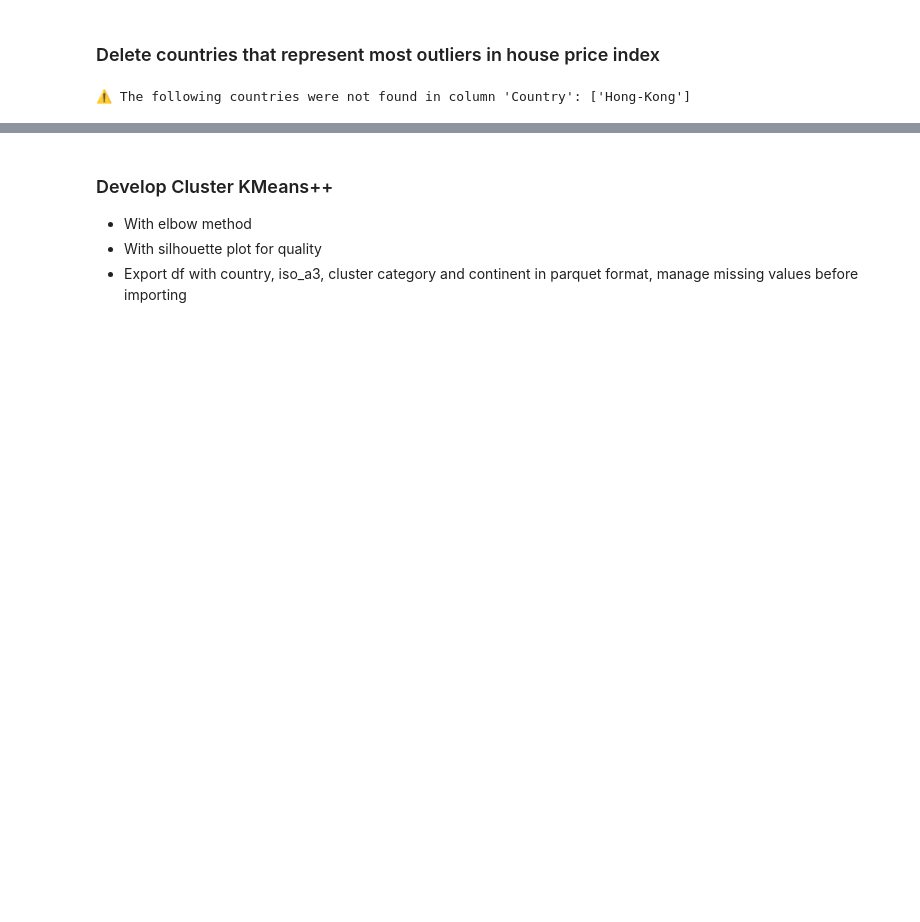
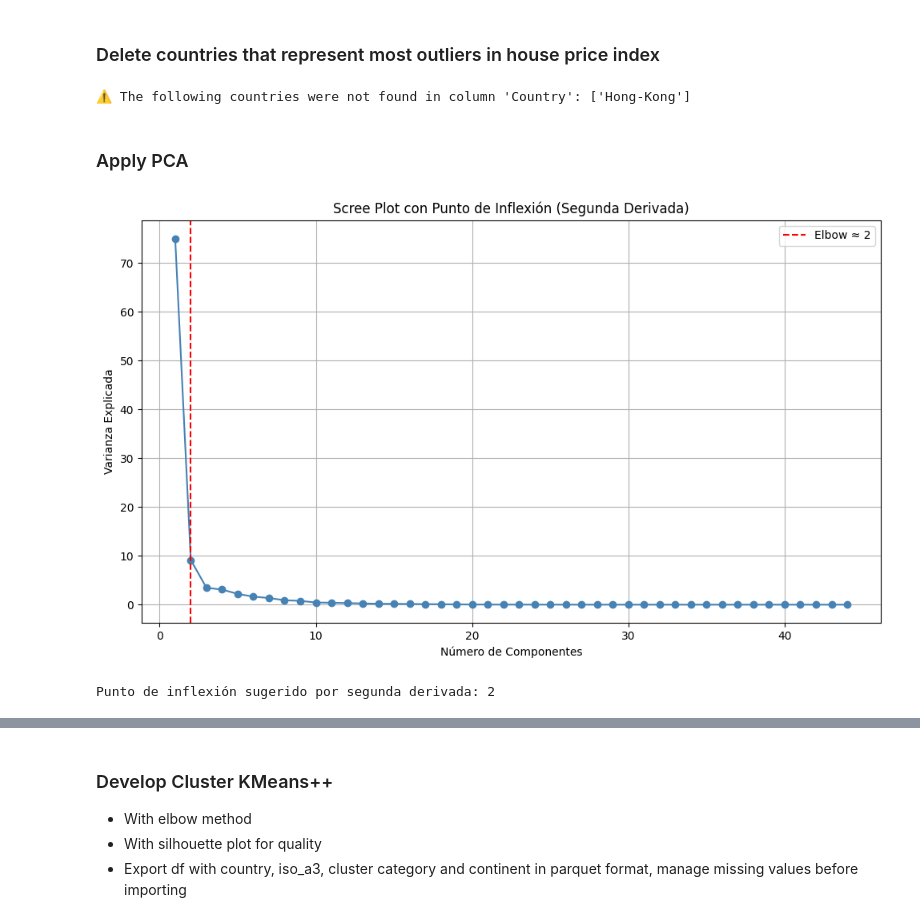
Before and after one commit to acostadlucas/mcs-red, a Jupyter notebook: hypothesis_test/hypothesis_test_26.ipynb, the cells around one changed output, grey strips where cells are left out. Saved outputs shown, nothing was run; the diff lists cells and outputs as text; code cells hidden in the pictures; blank space fills up the shorter version.

```diff
--- a/hypothesis_test/hypothesis_test_26.ipynb
+++ b/hypothesis_test/hypothesis_test_26.ipynb
@@ -96,3 +96,5 @@ delete_countries = ["Hong-Kong","India","Turkey"]
 countries_win6_h2 = remove_rows_by_countries(countries_win6_h2, delete_countries)
 # %% [output]
 ⚠️ The following countries were not found in column 'Country': ['Hong-Kong']
+# %% [markdown]
+### Apply PCA
@@ -98,0 +104,31 @@ countries_win6_h2 = remove_rows_by_countries(countries_win6_h2, delete_countries
+# %%
+pca_input = countries_win6_h2.select_dtypes(include='number')
+# %%
+# PCA completo
+pca_full = PCA()
+pca_full.fit(pca_input)
+
+# Varianza explicada
+explained_var = pca_full.explained_variance_ratio_
+
+# Segunda derivada
+second_derivative = np.diff(explained_var, n=2)
+elbow_point = np.argmax(second_derivative) + 2  # +2 para alinear con el número de componentes
+
+# Plot
+plt.figure(figsize=(10, 6))
+plt.plot(range(1, len(explained_var) + 1), explained_var * 100, marker='o', linestyle='-', color='steelblue')
+plt.axvline(x=elbow_point, color='red', linestyle='--', label=f'Elbow ≈ {elbow_point}')
+plt.xlabel('Número de Componentes')
+plt.ylabel('Varianza Explicada')
+plt.title('Scree Plot con Punto de Inflexión (Segunda Derivada)')
+plt.grid(True)
+plt.legend()
+plt.tight_layout()
+plt.show()
+
+# Imprimir punto de inflexión
+print(f"Punto de inflexión sugerido por segunda derivada: {elbow_point}")
+# %% [output]
+[figure, added]
+Punto de inflexión sugerido por segunda derivada: 2
```
Also changed, not shown: parts of 12 cells of this notebook, 6 other files.
